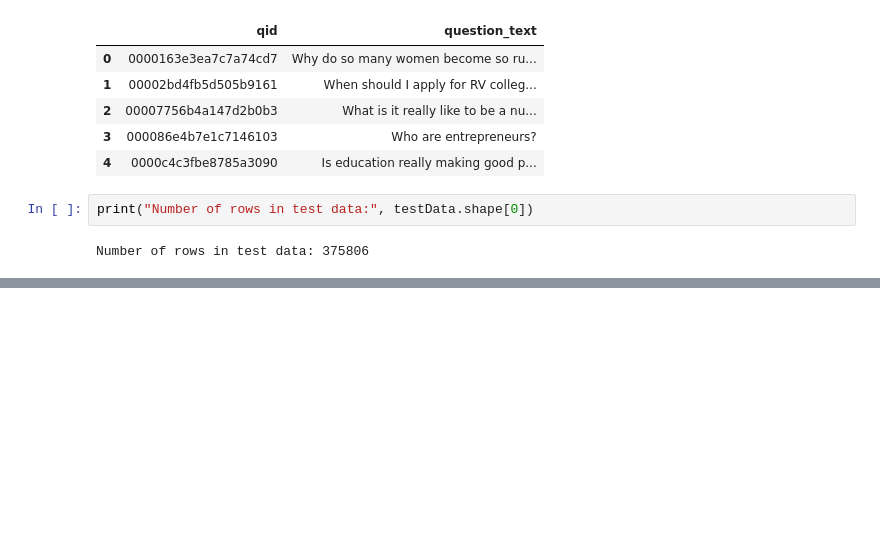
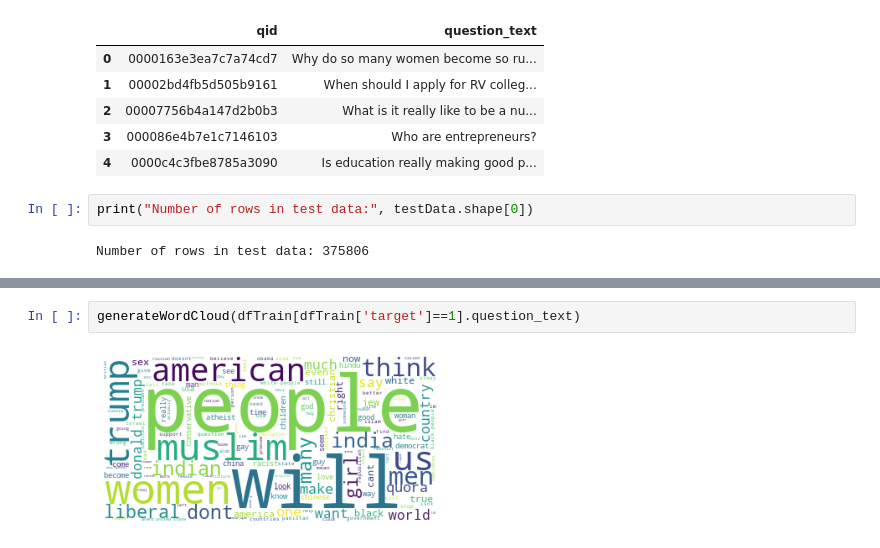
Before and after one commit to shiranimehr/Capstone-two, a Jupyter notebook: insincere_questions_classification/notebooks/Untitled.ipynb, the cells around one changed output, grey strips where cells are left out. Cells and saved outputs as stored; diff of their text form; blank space fills up the shorter version.

```diff
--- a/insincere_questions_classification/notebooks/Untitled.ipynb
+++ b/insincere_questions_classification/notebooks/Untitled.ipynb
@@ -70,0 +101,4 @@ def generateWordCloud(wordData):
+# %%
+generateWordCloud(dfTrain[dfTrain['target']==1].question_text)
+# %% [output]
+[figure, added]
```
Also changed, not shown: parts of 10 cells of this notebook.
